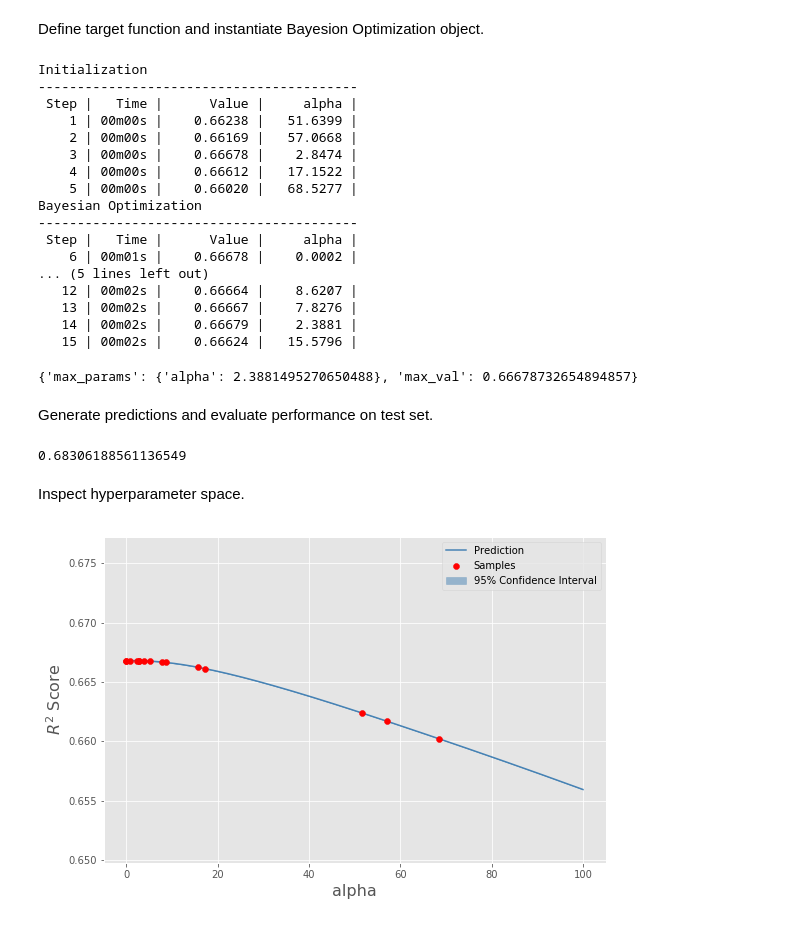
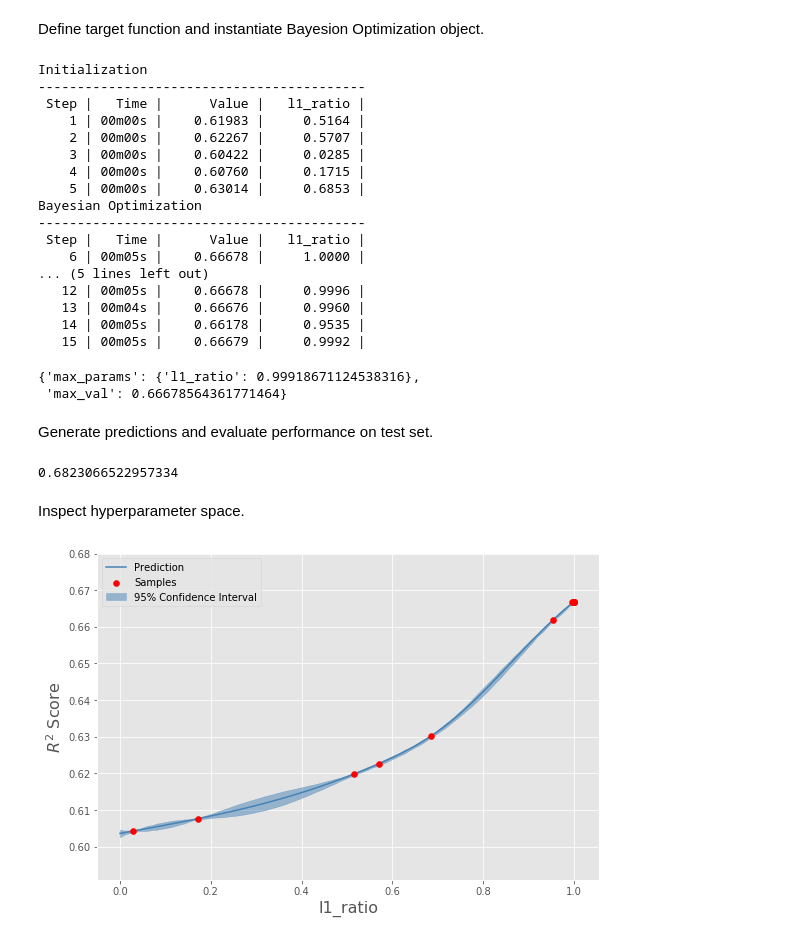
Before and after one commit to jkingphd/practical_bayes_opt, a Jupyter notebook: simple_regression.ipynb, the cells around one changed output. Cells and saved outputs as stored; diff of their text form; code cells hidden in the pictures.

```diff
--- a/simple_regression.ipynb
+++ b/simple_regression.ipynb
@@ -42,58 +42,60 @@ X_train, X_test, y_train, y_test = train_test_split(X, y, test_size=0.3, random_
 Define target function and instantiate Bayesion Optimization object.
 # %%
 def target(**params):
-    alpha = params['alpha']
-    model = Ridge(alpha=alpha, random_state=seed)
+    l1_ratio = params['l1_ratio']
+    model = ElasticNet(alpha=0.1, l1_ratio=l1_ratio, random_state=seed)
     scores = cross_val_score(model, X_train, y_train, scoring='r2', cv=5)
     return scores.mean()
 # %%
-params = {'alpha':(1e-6,100)}
+params = {'l1_ratio':(0,1)}
 bo = BayesianOptimization(target, params, random_state=seed)
-bo.maximize(init_points=5, n_iter=10, acq='ucb')
+bo.gp.set_params(alpha=1e-8)
+bo.maximize(init_points=5, n_iter=10, acq='ucb', kappa=5)
 # %% [output]
 Initialization
------------------------------------------
- Step |   Time |      Value |     alpha |
-    1 | 00m00s |    0.66238 |   51.6399 |
-    2 | 00m00s |    0.66169 |   57.0668 |
-    3 | 00m00s |    0.66678 |    2.8474 |
-    4 | 00m00s |    0.66612 |   17.1522 |
-    5 | 00m00s |    0.66020 |   68.5277 |
+------------------------------------------
+ Step |   Time |      Value |   l1_ratio |
+    1 | 00m00s |    0.61983 |     0.5164 |
+    2 | 00m00s |    0.62267 |     0.5707 |
+    3 | 00m00s |    0.60422 |     0.0285 |
+    4 | 00m00s |    0.60760 |     0.1715 |
+    5 | 00m00s |    0.63014 |     0.6853 |
 Bayesian Optimization
------------------------------------------
- Step |   Time |      Value |     alpha |
-    6 | 00m01s |    0.66678 |    0.0002 |
+------------------------------------------
+ Step |   Time |      Value |   l1_ratio |
+    6 | 00m05s |    0.66678 |     1.0000 |
 ... (5 lines left out)
-   12 | 00m02s |    0.66664 |    8.6207 |
-   13 | 00m02s |    0.66667 |    7.8276 |
-   14 | 00m02s |    0.66679 |    2.3881 |
-   15 | 00m02s |    0.66624 |   15.5796 |
+   12 | 00m05s |    0.66678 |     0.9996 |
+   13 | 00m04s |    0.66676 |     0.9960 |
+   14 | 00m05s |    0.66178 |     0.9535 |
+   15 | 00m05s |    0.66679 |     0.9992 |
 # %%
 bo.res['max']
 # %% [output]
-{'max_params': {'alpha': 2.3881495270650488}, 'max_val': 0.66678732654894857}
+{'max_params': {'l1_ratio': 0.99918671124538316},
+ 'max_val': 0.66678564361771464}
 # %% [markdown]
 Generate predictions and evaluate performance on test set.
 # %%
-model = Ridge(**bo.res['max']['max_params']).fit(X_train, y_train)
+model = ElasticNet(**bo.res['max']['max_params']).fit(X_train, y_train)
 y_pred = model.predict(X_test)
 
 r2_score(y_test, y_pred)
 # %% [output]
-0.68306188561136549
+0.6823066522957334
 # %% [markdown]
 Inspect hyperparameter space.
 # %%
-X_all = np.linspace(0, 100, 1000)
+X_all = np.linspace(0, 1, 100)
 mu, std = bo.gp.predict(X_all.reshape(-1,1), return_std=True)
 
 plt.figure(figsize=(9,6))
 plt.scatter(bo.X.ravel(), bo.Y.ravel(), color='red', label='Samples', zorder=20)
 plt.plot(X_all, mu, color='steelblue', label='Prediction')
 plt.fill_between(X_all, mu-1.96*std, mu+1.96*std, color='steelblue', alpha=0.5, label='95% Confidence Interval')
 plt.legend(loc='best')
-plt.xlabel('alpha', fontsize=16)
+plt.xlabel('l1_ratio', fontsize=16)
 plt.ylabel('$R^2$ Score', fontsize=16)
 plt.show()
 # %% [output]
-[figure, old version]
+[figure, new version]
```
Also changed, not shown: parts of 2 cells of this notebook.
